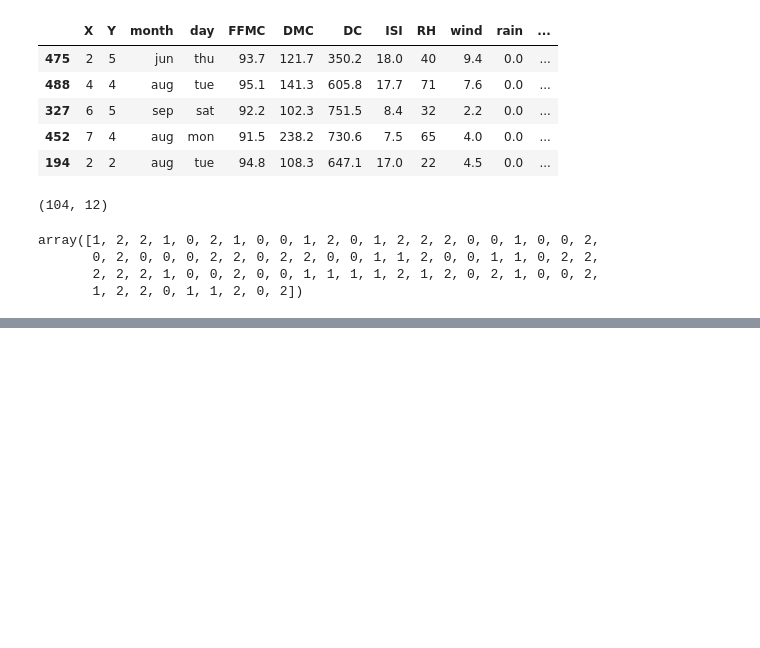
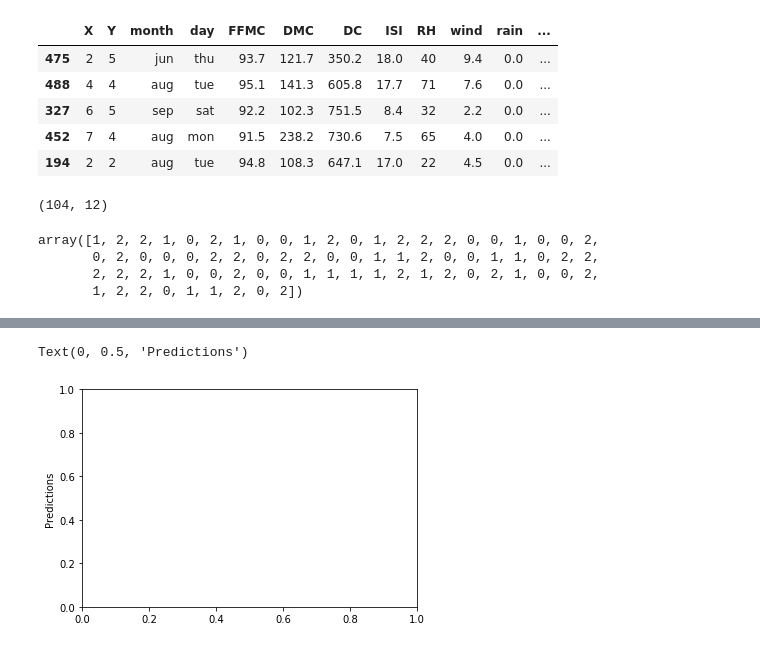
Before and after one commit to rhnrijal/forest.fires, a Jupyter notebook: code_run.ipynb, the cells around one changed output, grey strips where cells are left out. Saved outputs shown, nothing was run; the diff lists cells and outputs as text; code cells hidden in the pictures; blank space fills up the shorter version.

```diff
--- a/code_run.ipynb
+++ b/code_run.ipynb
@@ -208,0 +267,5 @@ array([1, 2, 2, 1, 0, 2, 1, 0, 0, 1, 2, 0, 1, 2, 2, 2, 0, 0, 1, 0, 0, 2,
+# %%
+    >>> plt.ylabel('Predictions')
+# %% [output]
+Text(0, 0.5, 'Predictions')
+[figure, added]
```
Also changed, not shown: parts of 6 cells of this notebook, 1 other file.
